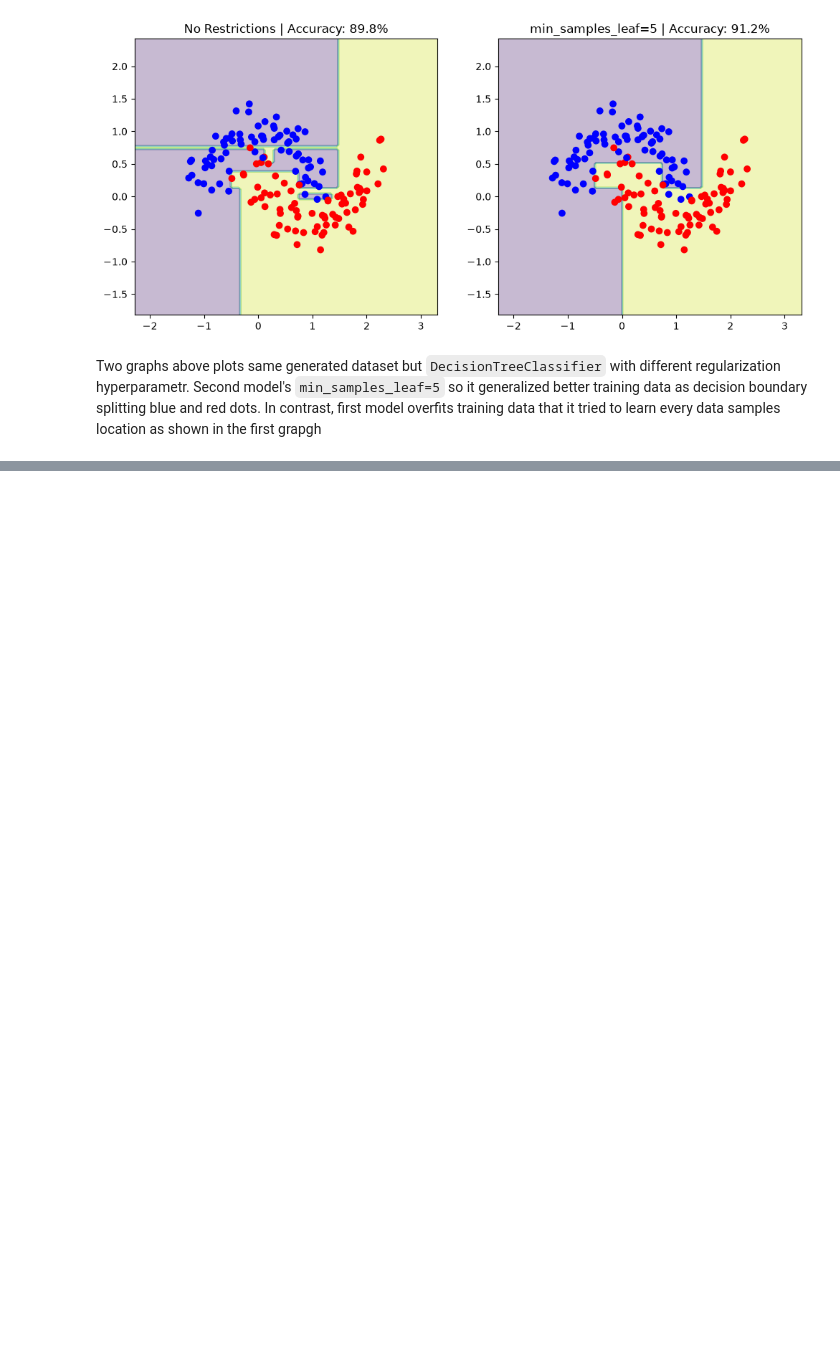
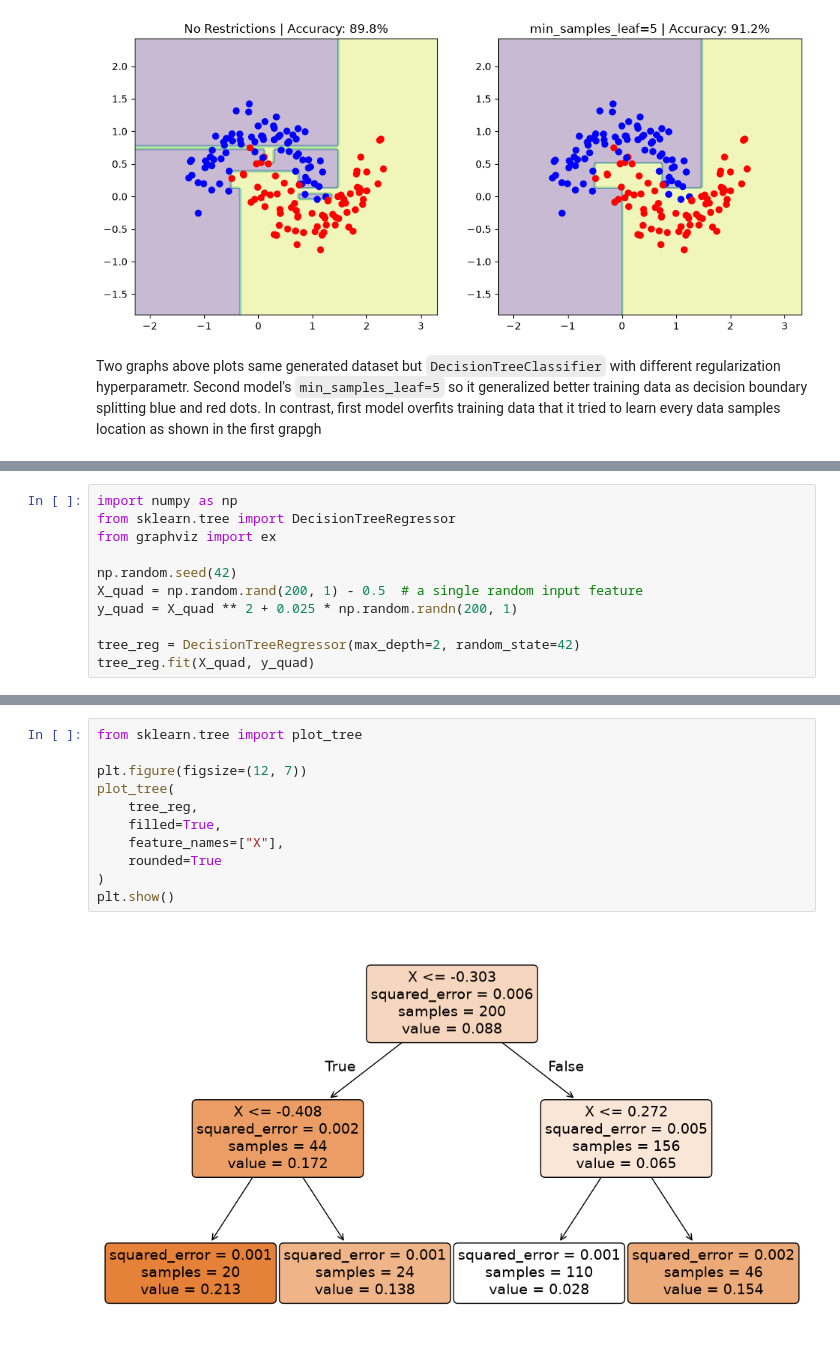
Before and after one commit to yusufjonc07/ML, a Jupyter notebook: experiments/dtree.ipynb, the cells around one changed output, grey strips where cells are left out. Saved outputs shown, nothing was run; the diff lists cells and outputs as text; blank space fills up the shorter version.

Commit message:
Decision Tree: Regression

```diff
--- a/experiments/dtree.ipynb
+++ b/experiments/dtree.ipynb
@@ -91,0 +94,11 @@ Two graphs above plots same generated dataset but `DecisionTreeClassifier` with
+# %%
+import numpy as np
+from sklearn.tree import DecisionTreeRegressor
+from graphviz import ex
+
+np.random.seed(42)
+X_quad = np.random.rand(200, 1) - 0.5  # a single random input feature
+y_quad = X_quad ** 2 + 0.025 * np.random.randn(200, 1)
+
+tree_reg = DecisionTreeRegressor(max_depth=2, random_state=42)
+tree_reg.fit(X_quad, y_quad)
@@ -91,0 +124,13 @@ Two graphs above plots same generated dataset but `DecisionTreeClassifier` with
+# %%
+from sklearn.tree import plot_tree
+
+plt.figure(figsize=(12, 7))
+plot_tree(
+    tree_reg,
+    filled=True,
+    feature_names=["X"],
+    rounded=True
+)
+plt.show()
+# %% [output]
+[figure, added]
```
Also changed, not shown: parts of 5 cells of this notebook, 1 other file.
